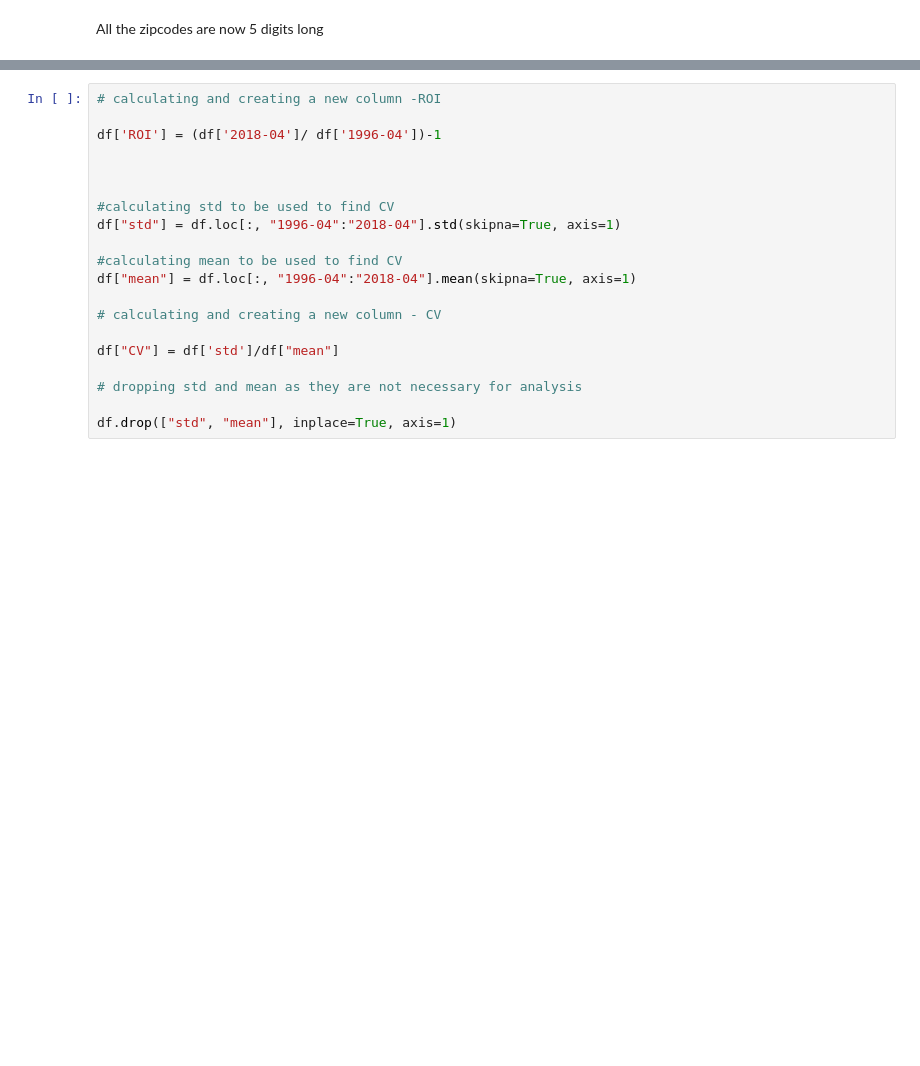
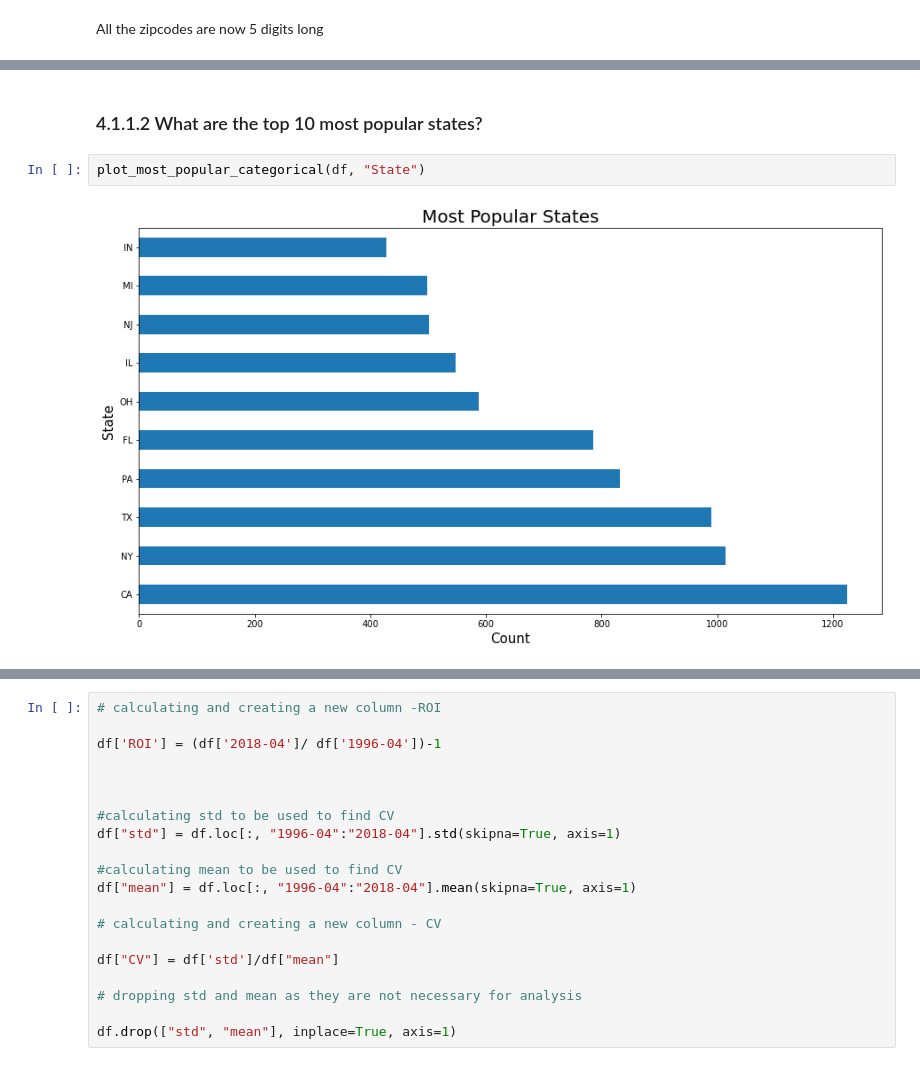
Before and after one commit to HMWIAM/P13, a Jupyter notebook: A. Main/index.ipynb, the cells around one changed output, grey strips where cells are left out. Cells and saved outputs as stored; diff of their text form; blank space fills up the shorter version.

```diff
--- a/A. Main/index.ipynb
+++ b/A. Main/index.ipynb
@@ -309,0 +399,6 @@ All the zipcodes are now 5 digits long
+# %% [markdown]
+### 4.1.1.2 What are the top 10 most popular states?
+# %%
+plot_most_popular_categorical(df, "State")
+# %% [output]
+[figure, added]
```
Also changed, not shown: parts of 37 cells of this notebook, 1 other file.
